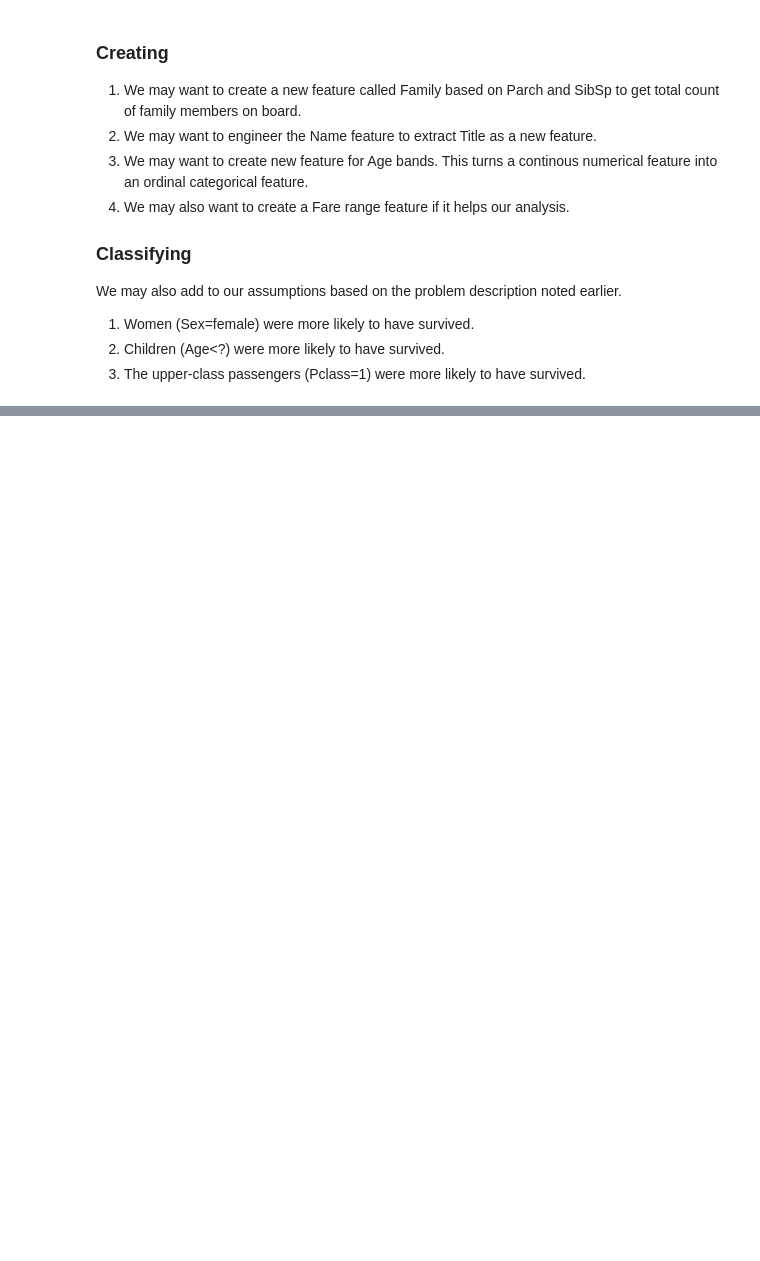
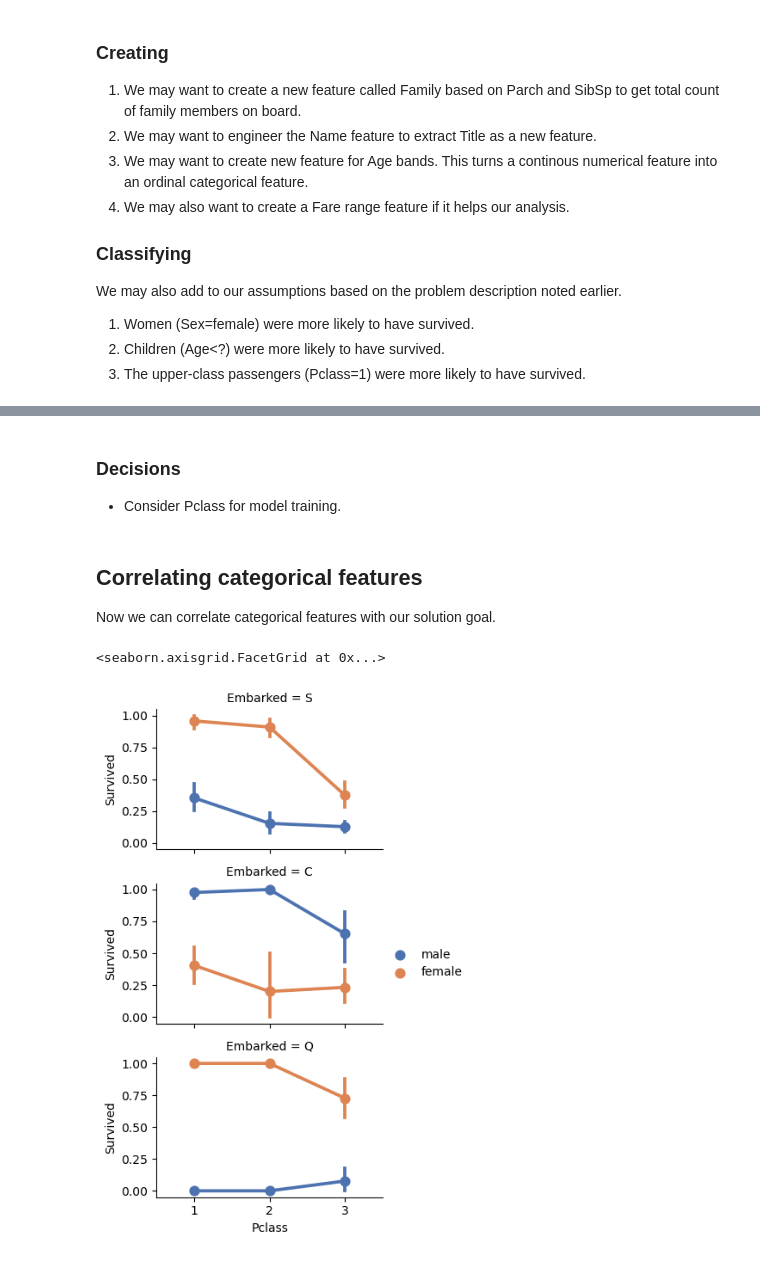
Before and after one commit to janlade/titanic, a Jupyter notebook: titanic_kaggle.ipynb, the cells around one changed output, grey strips where cells are left out. Drawn from its saved outputs; the diff is of its cells as text; code cells hidden in the pictures; blank space fills up the shorter version.

```diff
--- a/titanic_kaggle.ipynb
+++ b/titanic_kaggle.ipynb
@@ -194,0 +278,14 @@ We may also add to our assumptions based on the problem description noted earlie
+# %% [markdown]
+### Decisions
+- Consider Pclass for model training.
+# %% [markdown]
+## Correlating categorical features
+Now we can correlate categorical features with our solution goal.
+# %%
+# grid = sns.FacetGrid(train_df, col='Embarked')
+grid = sns.FacetGrid(train_df, row='Embarked', height=2.2, aspect=1.6)
+grid.map(sns.pointplot, 'Pclass', 'Survived', 'Sex', palette='deep')
+grid.add_legend()
+# %% [output]
+<seaborn.axisgrid.FacetGrid at 0x...>
+[figure, added]
```
Also changed, not shown: parts of 54 cells of this notebook, 1 other file.
